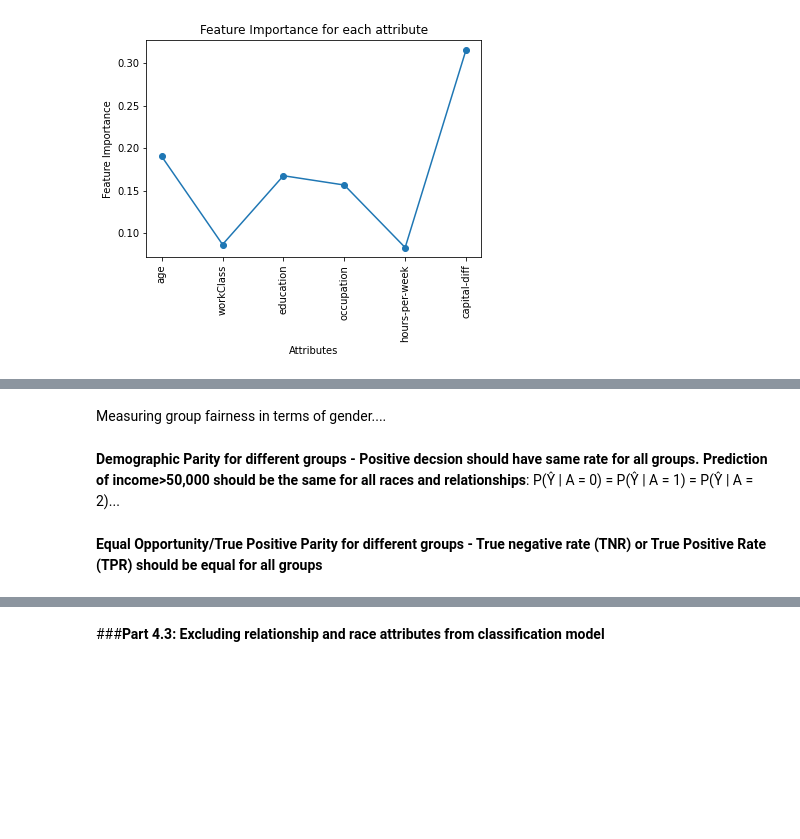
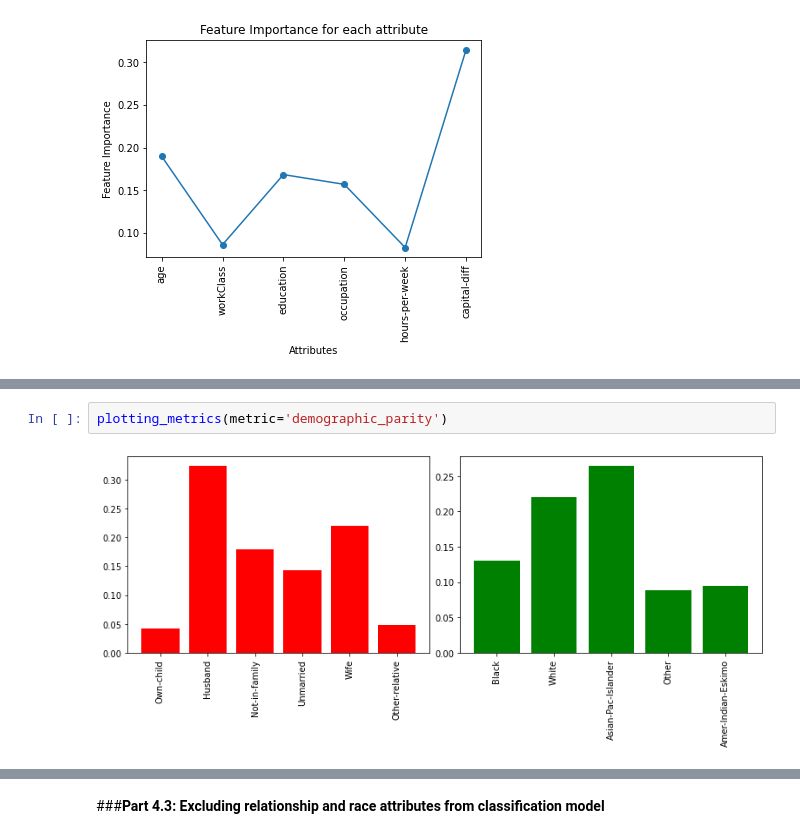
Before and after one commit to amckenna41/ML-fairness, a Jupyter notebook: csc4009.ipynb, the cells around one changed output, grey strips where cells are left out. Cells and saved outputs as stored; diff of their text form; blank space fills up the shorter version.

```diff
--- a/csc4009.ipynb
+++ b/csc4009.ipynb
@@ -1662,7 +1739,4 @@ plt.show()
-# %% [markdown]
-Measuring group fairness in terms of gender....
-# %% [markdown]
-**Demographic Parity for different groups - Positive decsion should have same rate for all groups. Prediction of income>50,000 should be the same for all races and relationships**:
-P(Ŷ | A = 0) = P(Ŷ | A = 1) = P(Ŷ | A = 2)...
-# %% [markdown]
-**Equal Opportunity/True Positive Parity for different groups - True negative rate (TNR) or True Positive Rate (TPR) should be equal for all groups**
+# %%
+plotting_metrics(metric='demographic_parity')
+# %% [output]
+[figure, added]
```
Also changed, not shown: parts of 170 cells of this notebook.
